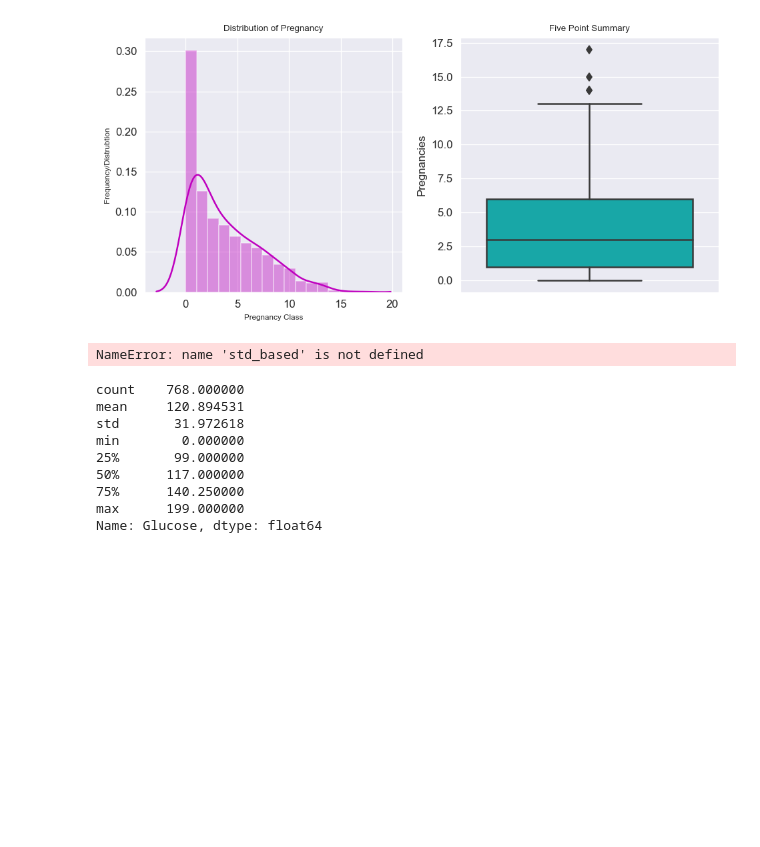
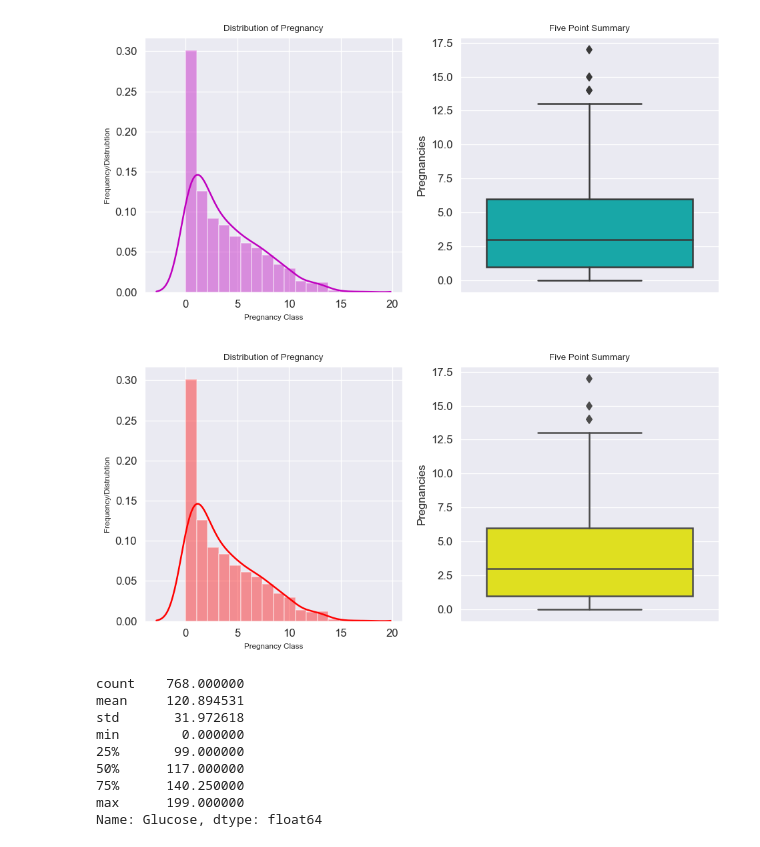
Before and after one commit to javagarm/Curneu-Assessment, a Jupyter notebook: Problem_Statement_2.ipynb, the cells around one changed output. Cells and saved outputs as stored; diff of their text form; code cells hidden in the pictures; blank space fills up the shorter version.

```diff
--- a/Problem_Statement_2.ipynb
+++ b/Problem_Statement_2.ipynb
@@ -217,22 +219,22 @@ plt.tight_layout()
 # %% [output]
 [figure]
 # %%
-df = std_based('Pregnancies',df)
+
 
 fig,axes = plt.subplots(nrows=1,ncols=2,dpi=120,figsize = (8,4))
 
 plot00=sns.distplot(df['Pregnancies'],ax=axes[0],color='red')
 axes[0].set_title('Distribution of Pregnancy',fontdict={'fontsize':8})
 axes[0].set_xlabel('Pregnancy Class',fontdict={'fontsize':7})
 axes[0].set_ylabel('Frequency/Distrubtion',fontdict={'fontsize':7})
 plt.tight_layout()
 
 
 plot01=sns.boxplot('Pregnancies',data=df,ax=axes[1],orient = 'v',color='yellow')
 axes[1].set_title('Five Point Summary',fontdict={'fontsize':8})
 plt.tight_layout()
 # %% [output]
-NameError: name 'std_based' is not defined
+[figure, added]
 # %%
 df['Glucose'].describe()
 # %% [output]
```
Also changed, not shown: parts of 19 cells of this notebook.
